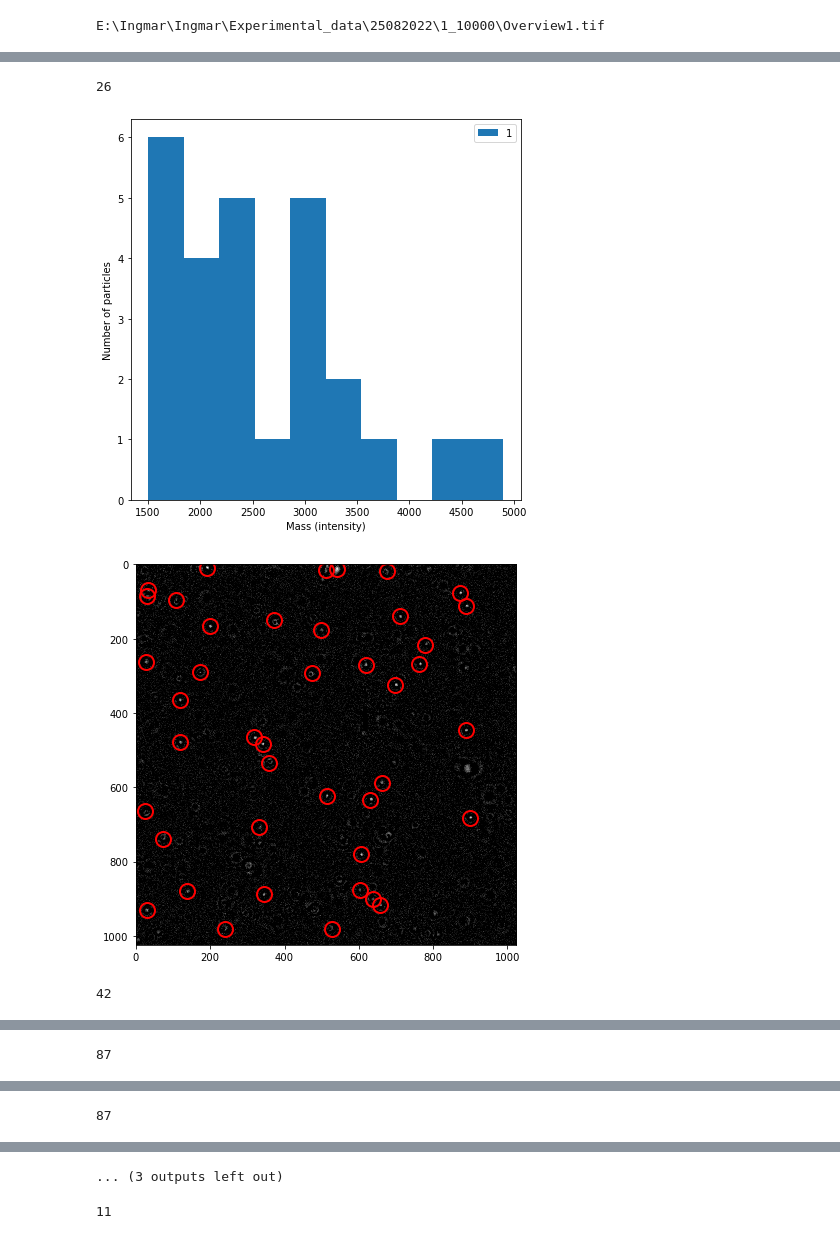
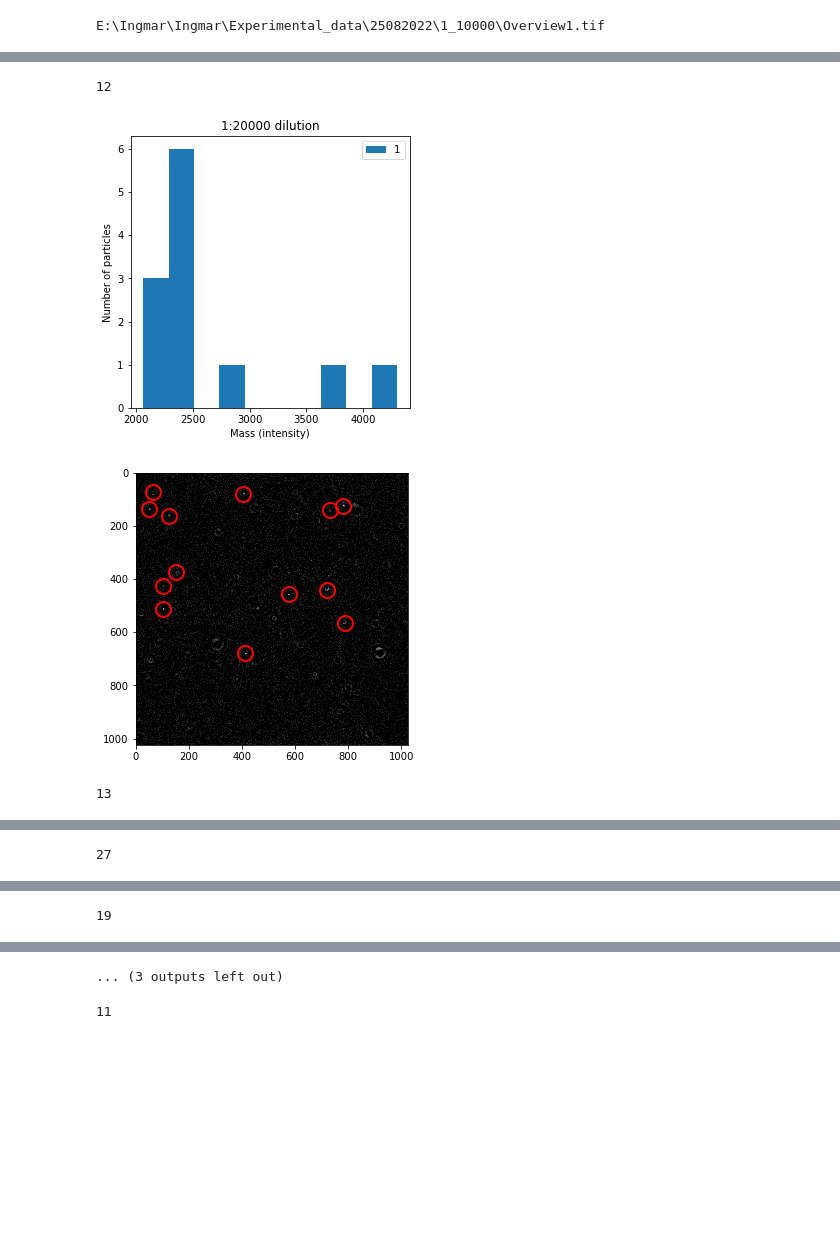
Before and after one commit to nanoepics/epicsjukebox, a Jupyter notebook: Notebooks/Ingmar/AnalysisBF_tif_files.ipynb, the cells around one changed output, grey strips where cells are left out. Saved outputs shown, nothing was run; the diff lists cells and outputs as text; code cells hidden in the pictures; blank space fills up the shorter version.

```diff
--- a/Notebooks/Ingmar/AnalysisBF_tif_files.ipynb
+++ b/Notebooks/Ingmar/AnalysisBF_tif_files.ipynb
@@ -9,7 +9,7 @@ import pims
 from pims import ImageSequence
 import trackpy as tp
 # %%
-plt.rcParams['figure.figsize'] = (10, 10)
+plt.rcParams['figure.figsize'] = (5, 5)
 # %%
 image_file = r'E:\Ingmar\Ingmar\Experimental_data\25082022\1_10000\Overview1.tif'
 # %%
@@ -46,11 +46,12 @@ plt.hist(count_image['mass'])
 # %%
 for i in range(1, 6):
-    image_file = rf'E:\Ingmar\Ingmar\Experimental_data\25082022\1_20000\Overview{i}.tif'
+    image_file = rf'E:\Ingmar\Ingmar\Experimental_data\25082022\1_50000\Overview{i}.tif'
     Img = plt.imread(image_file)
-    count_image = tp.locate(Img, 5, minmass=1500, separation=15)
+    count_image = tp.locate(Img, 5, minmass=2000, separation=15)
     tp.annotate(count_image, Img);
     print(len(count_image['mass']))
     plt.hist(count_image['mass'], label=i)
+    plt.title('1:20000 dilution')
     plt.xlabel('Mass (intensity)')
     plt.ylabel('Number of particles')
     plt.legend()
@@ -60,4 +61,4 @@ for i in range(1, 6):
-26
+12
-[figure, old version]
+[figure, new version]
-[figure, old version]
+[figure, new version]
-42
+13
@@ -66 +67 @@ for i in range(1, 6):
-87
+27
@@ -69 +70 @@ for i in range(1, 6):
-87
+19
```
Also changed, not shown: parts of 3 cells of this notebook.
